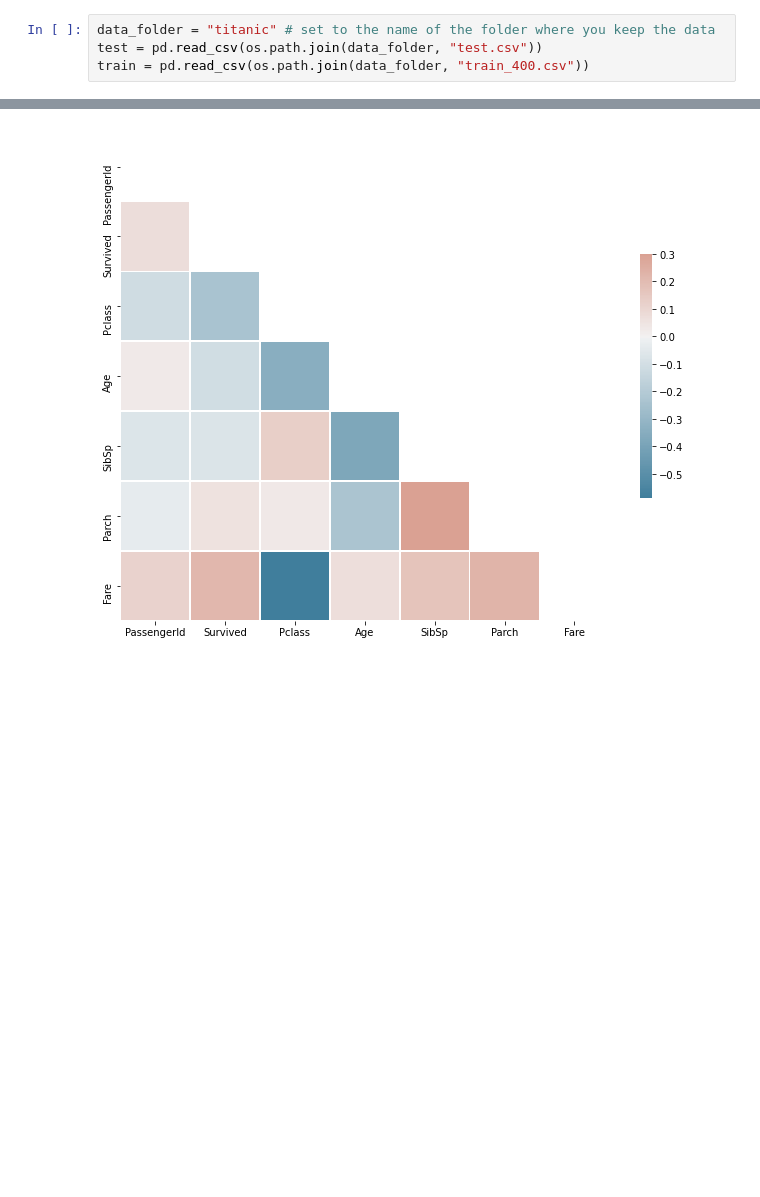
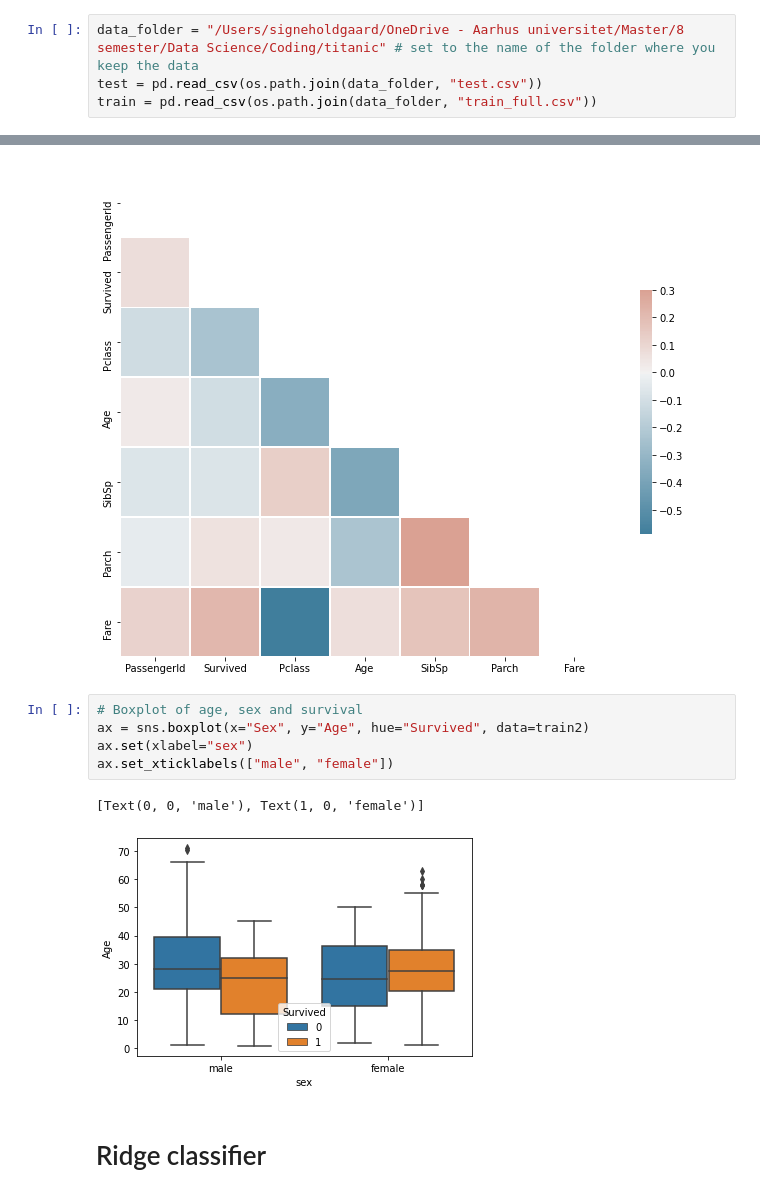
Before and after one commit to signemrh/StudyGroupSem2, a Jupyter notebook: w2_curse_of_dimensionality_signe.ipynb, the cells around one changed output, grey strips where cells are left out. Saved outputs shown, nothing was run; the diff lists cells and outputs as text; blank space fills up the shorter version.

```diff
--- a/w2_curse_of_dimensionality_signe.ipynb
+++ b/w2_curse_of_dimensionality_signe.ipynb
@@ -32,9 +32,9 @@ import pandas as pd
 from sklearn.linear_model import LogisticRegression
 from sklearn.metrics import confusion_matrix, accuracy_score, roc_auc_score
 # %%
-data_folder = "titanic" # set to the name of the folder where you keep the data
+data_folder = "/Users/signeholdgaard/OneDrive - Aarhus universitet/Master/8 semester/Data Science/Coding/titanic" # set to the name of the folder where you keep the data
 test = pd.read_csv(os.path.join(data_folder, "test.csv"))
-train = pd.read_csv(os.path.join(data_folder, "train_400.csv"))
+train = pd.read_csv(os.path.join(data_folder, "train_full.csv"))
 # %%
 # Let's take a quick look at the data
 train.head()
@@ -268,3 +289,13 @@ sns.heatmap(corr, mask=mask, cmap=cmap, vmax=.3, center=0,
 # %% [output]
 <AxesSubplot:>
 [figure]
+# %%
+# Boxplot of age, sex and survival
+ax = sns.boxplot(x="Sex", y="Age", hue="Survived", data=train2)
+ax.set(xlabel="sex")
+ax.set_xticklabels(["male", "female"])
+# %% [output]
+[Text(0, 0, 'male'), Text(1, 0, 'female')]
+[figure, added]
+# %% [markdown]
+# Ridge classifier
```
Also changed, not shown: parts of 21 cells of this notebook.
